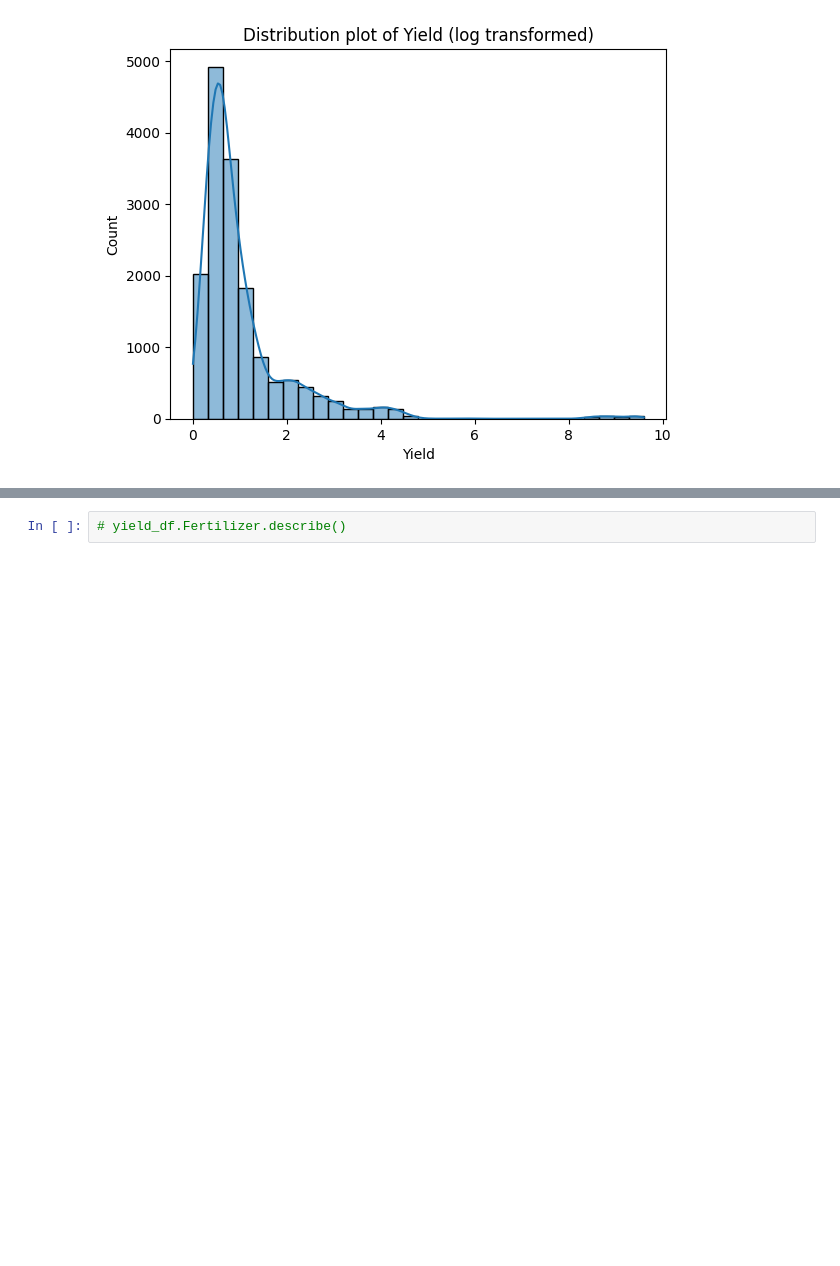
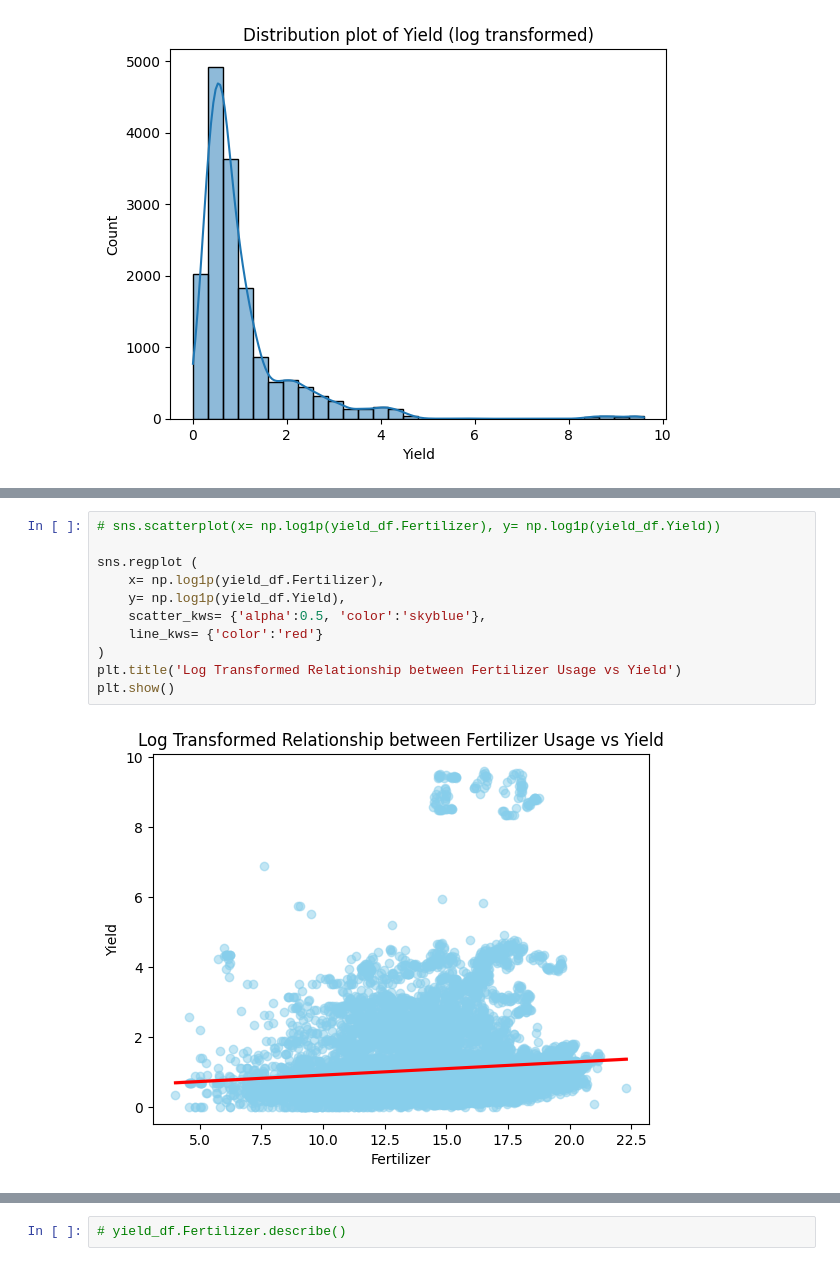
Before and after one commit to Sneha-s-kumarr/ICTAK_DSA_FinalProject, a Jupyter notebook: Crop_Yield_prediction_regression_task.ipynb, the cells around one changed output, grey strips where cells are left out. Drawn from its saved outputs; the diff is of its cells as text; blank space fills up the shorter version.

```diff
--- a/Crop_Yield_prediction_regression_task.ipynb
+++ b/Crop_Yield_prediction_regression_task.ipynb
@@ -375 +388,14 @@ plt.show()
+# %%
+# sns.scatterplot(x= np.log1p(yield_df.Fertilizer), y= np.log1p(yield_df.Yield))
+
+sns.regplot (
+    x= np.log1p(yield_df.Fertilizer),
+    y= np.log1p(yield_df.Yield),
+    scatter_kws= {'alpha':0.5, 'color':'skyblue'},
+    line_kws= {'color':'red'}
+)
+plt.title('Log Transformed Relationship between Fertilizer Usage vs Yield')
+plt.show()
+# %% [output]
+[figure, added]
 # %%
```
Also changed, not shown: parts of 6 cells of this notebook.
